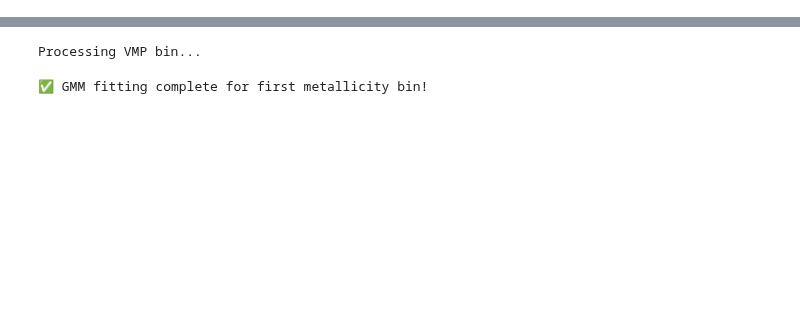
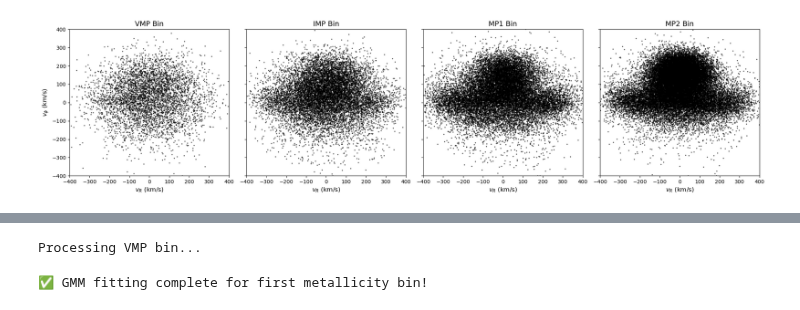
Before and after one commit to raunaq-rai/Disentangling-the-Milky-Way-using-GMM, a Jupyter notebook: Figure_4.ipynb, the cells around one changed output, grey strips where cells are left out. Saved outputs shown, nothing was run; the diff lists cells and outputs as text; code cells hidden in the pictures; blank space fills up the shorter version.

```diff
--- a/Figure_4.ipynb
+++ b/Figure_4.ipynb
@@ -42,3 +40,39 @@ df_v.head()
 | 4 | 130399502833792 | 175.789759 | -48.328584 | 44.868872 | 0.955080 | 0.847929 | 0.017479 | 3.382907 | 0.017619 | -0.291235 | ... |
 # %%
 df_v = df_v[np.abs(df_v['Z']) < 2.5]
+# %%
+# Metallicity bins for GMM
+metallicity_bins = {
+    "VMP": (-3.0, -2.0),  # Very metal-poor
+    "IMP": (-2.0, -1.6),  # Intermediate metal-poor
+    "MP1": (-1.6, -1.3),  # Metal-poor 1
+    "MP2": (-1.3, -1.0)   # Metal-poor 2
+}
+
+# Create a figure with subplots for each metallicity bin
+fig, axes = plt.subplots(1, len(metallicity_bins), figsize=(20, 5), sharex=True, sharey=True)
+
+for idx, (bin_name, (mh_min, mh_max)) in enumerate(metallicity_bins.items()):
+    df_bin = df_v.query(f"{mh_min} < mh_xgboost < {mh_max}")
+
+    if df_bin.empty:
+        continue
+
+    # Scatter plot of v_phi vs v_R
+    ax = axes[idx]
+    ax.scatter(df_bin["v_R"], df_bin["v_phi"], s=2, alpha=0.5, color="black")
+
+    # Titles and labels
+    ax.set_title(f"{bin_name} Bin", fontsize=14)
+    ax.set_xlabel(r"$v_R$ (km/s)", fontsize=12)
+    if idx == 0:
+        ax.set_ylabel(r"$v_\phi$ (km/s)", fontsize=12)
+
+# Set x and y limits for uniform scale
+plt.xlim(-400, 400)
+plt.ylim(-400, 400)
+
+plt.tight_layout()
+plt.show()
+# %% [output]
+[figure, added]
```
Also changed, not shown: parts of 10 cells of this notebook.
